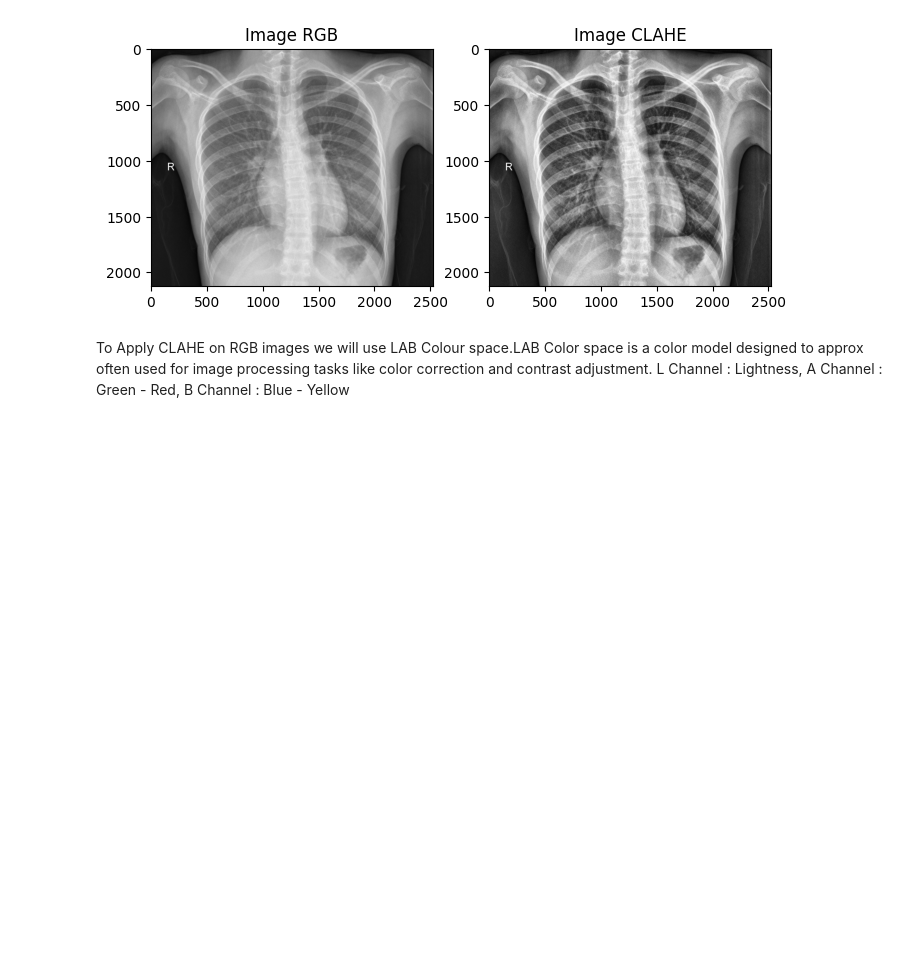
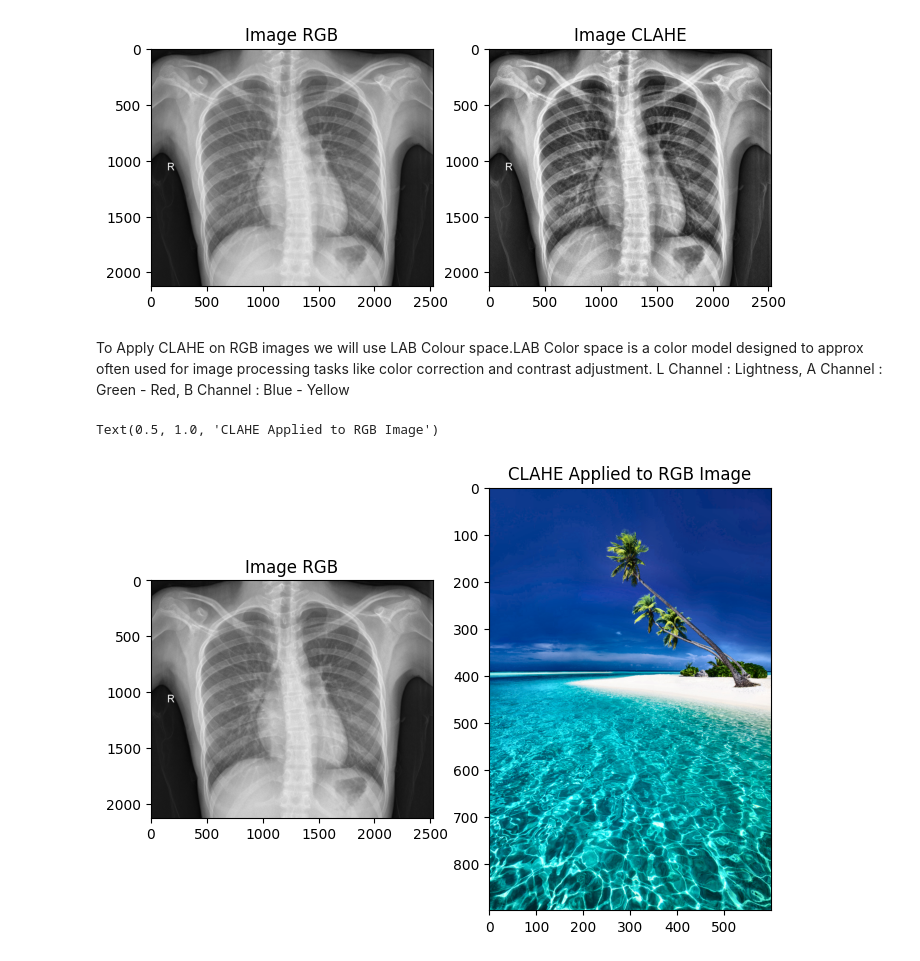
Before and after one commit to AvinashBhargav/Computer_Vision, a Jupyter notebook: CLAHE/clahe.ipynb, the cells around one changed output. Drawn from its saved outputs; the diff is of its cells as text; code cells hidden in the pictures; blank space fills up the shorter version.

Commit message:
CLAHE

```diff
--- a/CLAHE/clahe.ipynb
+++ b/CLAHE/clahe.ipynb
@@ -27,3 +27,34 @@ To Apply CLAHE on RGB images we will use LAB Colour space.LAB Color space is a c
 L Channel : Lightness,
 A Channel : Green - Red,
 B Channel : Blue - Yellow
+# %%
+image = cv2.imread("./data/beach-blue.jpg")
+# Convert to LAB color space
+lab = cv2.cvtColor(image, cv2.COLOR_BGR2LAB)
+
+# Split the LAB image into its channels
+l_channel, a_channel, b_channel = cv2.split(lab)
+
+# Apply CLAHE to the L (lightness) channel
+clahe = cv2.createCLAHE(clipLimit=2.0, tileGridSize=(8, 8))
+cl1 = clahe.apply(l_channel)
+
+# Merge the CLAHE enhanced L-channel with the original a and b channels
+lab_clahe = cv2.merge((cl1, a_channel, b_channel))
+
+# Convert LAB back to RGB for display
+image_clahe = cv2.cvtColor(lab_clahe, cv2.COLOR_LAB2RGB)
+
+# Display the result
+plt.figure(figsize=(8, 6))
+
+plt.subplot(1, 2, 1)
+plt.imshow(image_rgb)
+plt.title('Image RGB')
+
+plt.subplot(1, 2, 2)
+plt.imshow(image_clahe)
+plt.title("CLAHE Applied to RGB Image")
+# %% [output]
+Text(0.5, 1.0, 'CLAHE Applied to RGB Image')
+[figure, added]
```
Also changed, not shown: 1 other file.
